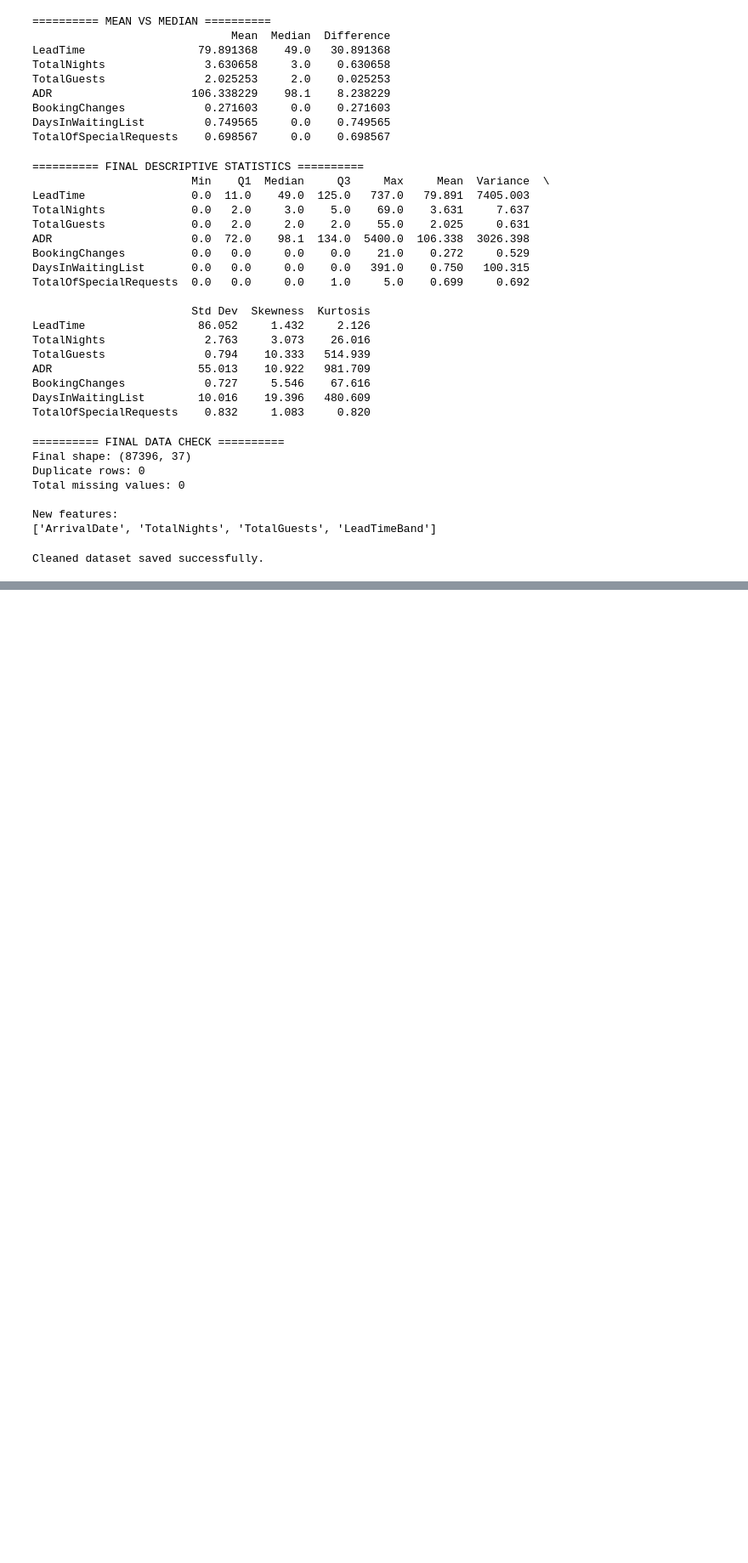
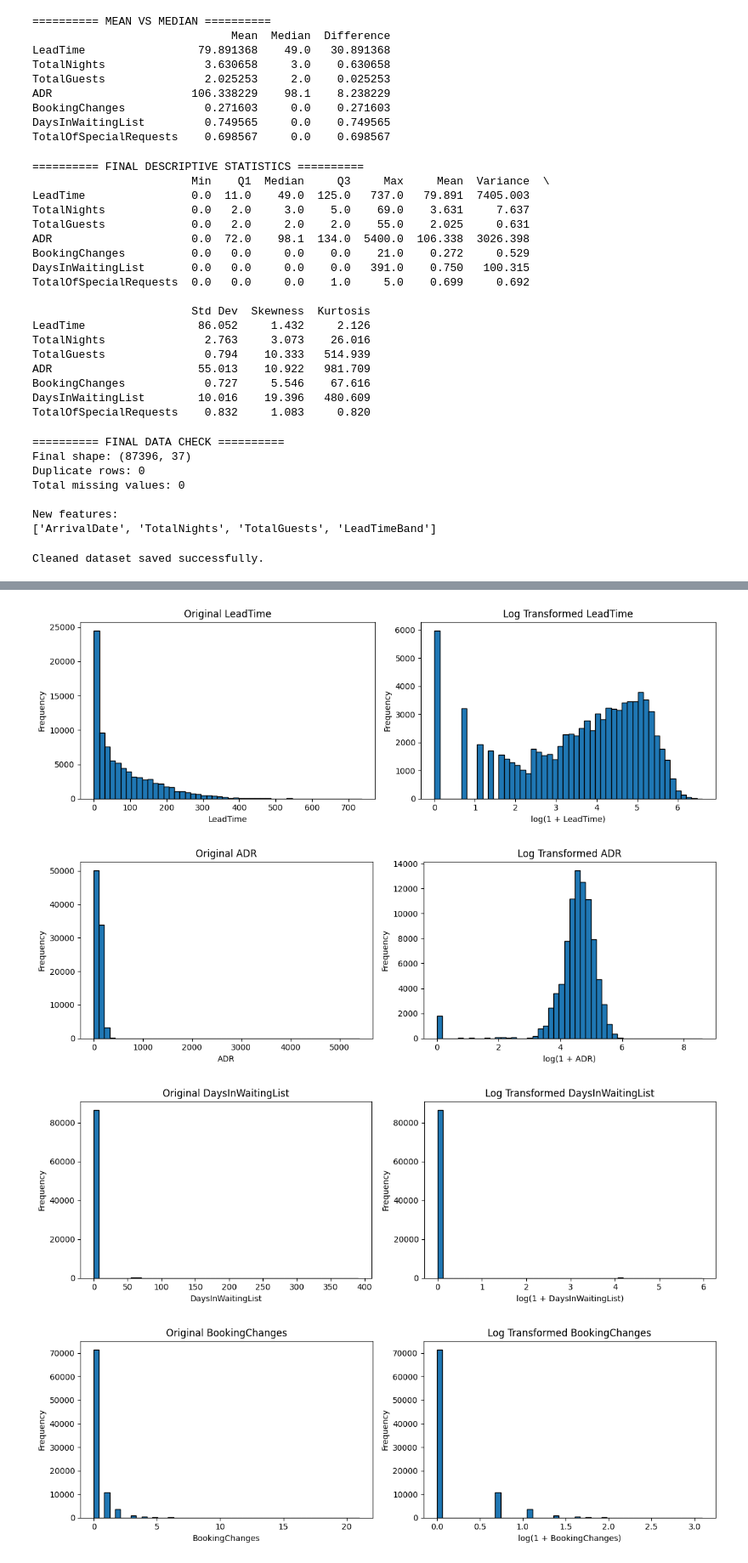
Before and after one commit to JahnaviSatish/BookingLens-Hotel-Booking-Behaviour, a Jupyter notebook: notebooks/01_data_foundation.ipynb, the cells around one changed output, grey strips where cells are left out. Shown at 85% size. Saved outputs shown, nothing was run; the diff lists cells and outputs as text; code cells hidden in the pictures; blank space fills up the shorter version.

```diff
--- a/notebooks/01_data_foundation.ipynb
+++ b/notebooks/01_data_foundation.ipynb
@@ -905,0 +1202,25 @@ Cleaned dataset saved successfully.
+# %%
+
+for column in log_features:
+
+    fig, axes = plt.subplots(1, 2, figsize=(12, 4))
+
+    # Original distribution
+    axes[0].hist(clean_df[column], bins=50, edgecolor="black")
+    axes[0].set_title("Original " + column)
+    axes[0].set_xlabel(column)
+    axes[0].set_ylabel("Frequency")
+
+    # Transformed distribution
+    axes[1].hist(transformed_df[column + "_Log"], bins=50, edgecolor="black")
+    axes[1].set_title("Log Transformed " + column)
+    axes[1].set_xlabel("log(1 + " + column + ")")
+    axes[1].set_ylabel("Frequency")
+
+    plt.tight_layout()
+    plt.show()
+# %% [output]
+[figure, added]
+[figure, added]
+[figure, added]
+[figure, added]
```
Also changed, not shown: parts of 24 cells of this notebook, 1 other file.
